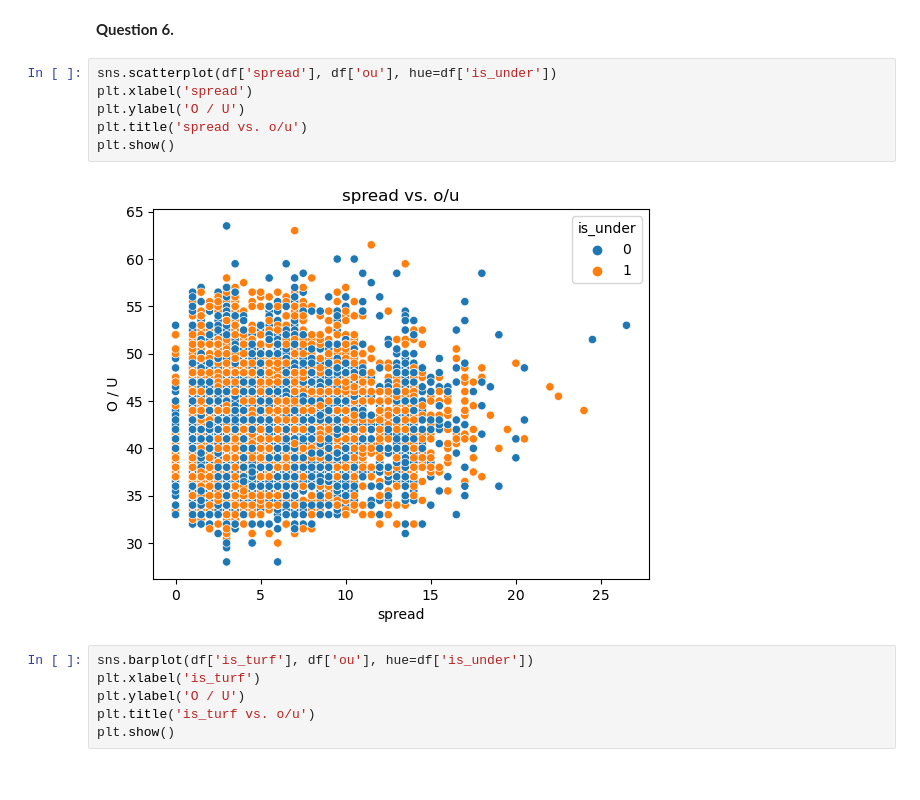
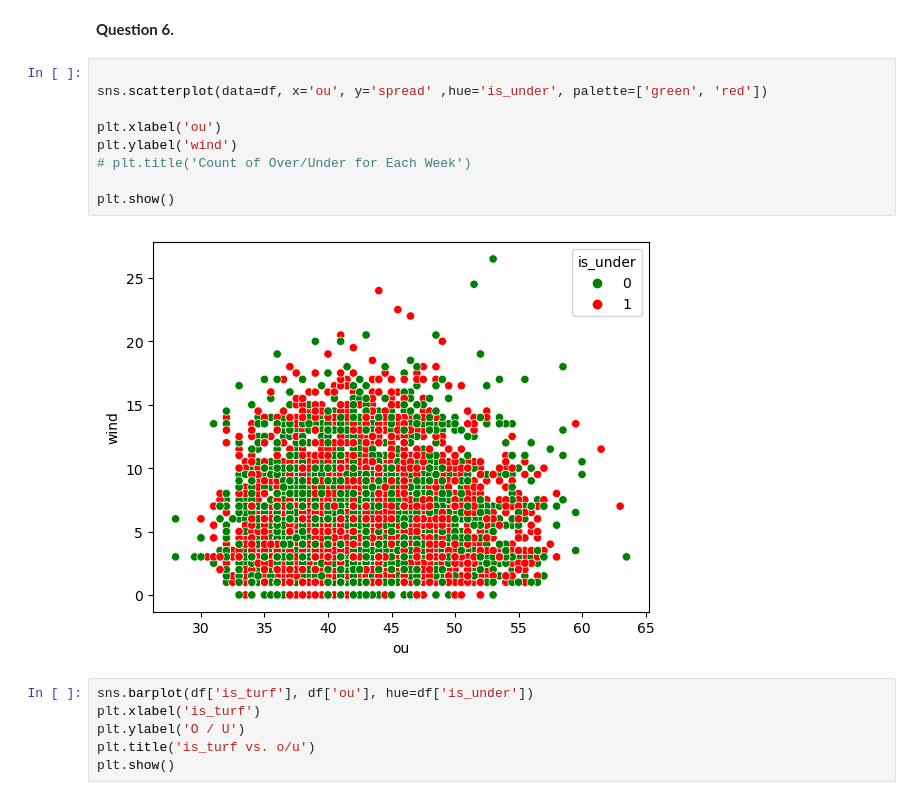
Before and after one commit to Project-Over-Under/Over_Under, a Jupyter notebook: EXPLORE/josh_explore.ipynb, the cells around one changed output. Saved outputs shown, nothing was run; the diff lists cells and outputs as text.

```diff
--- a/EXPLORE/josh_explore.ipynb
+++ b/EXPLORE/josh_explore.ipynb
@@ -222,13 +222,16 @@ plt.show()
 # %% [markdown]
 <b>Question 6.</b>
 # %%
-sns.scatterplot(df['spread'], df['ou'], hue=df['is_under'])
-plt.xlabel('spread')
-plt.ylabel('O / U')
-plt.title('spread vs. o/u')
+
+sns.scatterplot(data=df, x='ou', y='spread' ,hue='is_under', palette=['green', 'red'])
+
+plt.xlabel('ou')
+plt.ylabel('wind')
+# plt.title('Count of Over/Under for Each Week')
+
 plt.show()
 # %% [output]
-[figure, old version]
+[figure, new version]
 # %%
 sns.barplot(df['is_turf'], df['ou'], hue=df['is_under'])
 plt.xlabel('is_turf')
```
